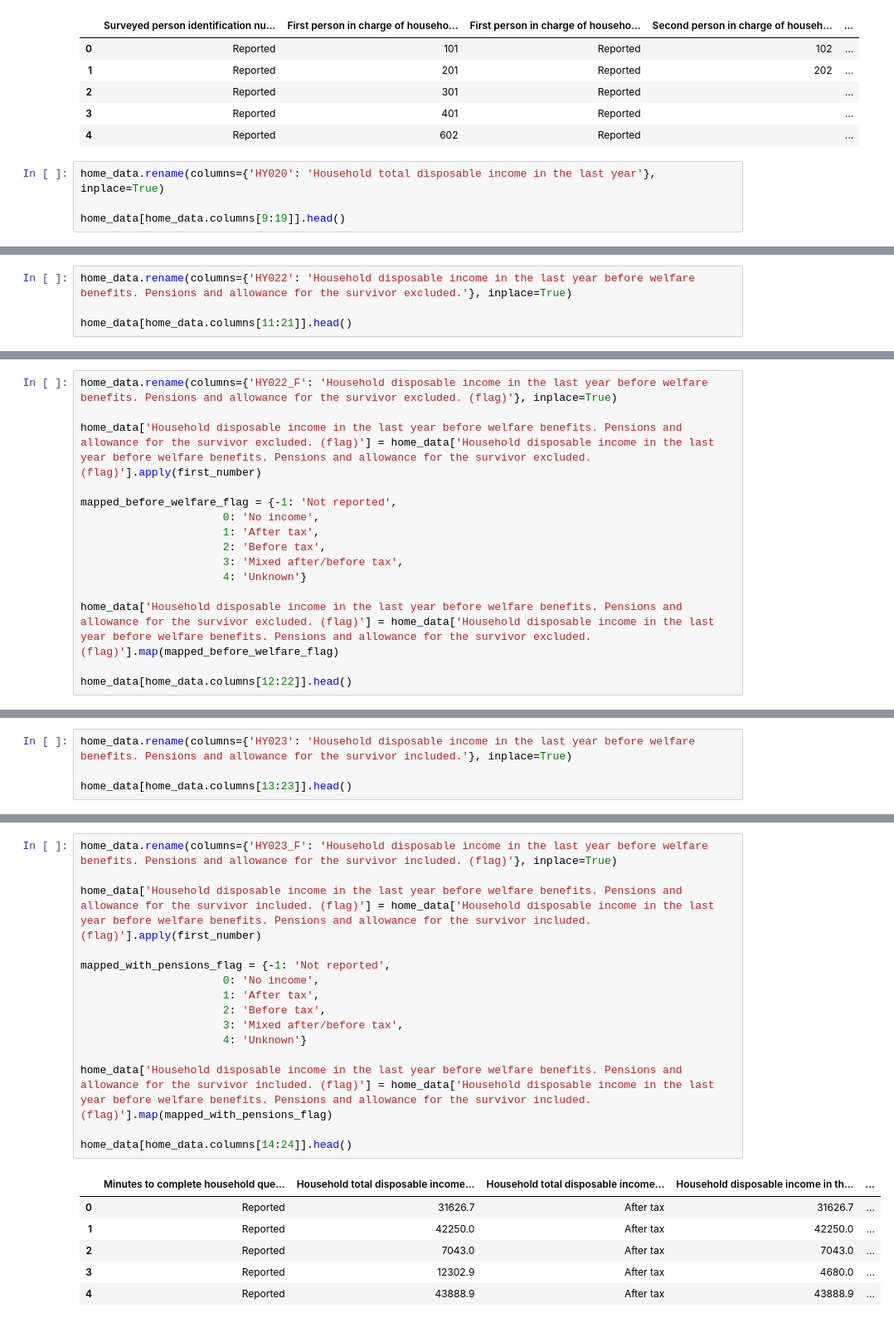
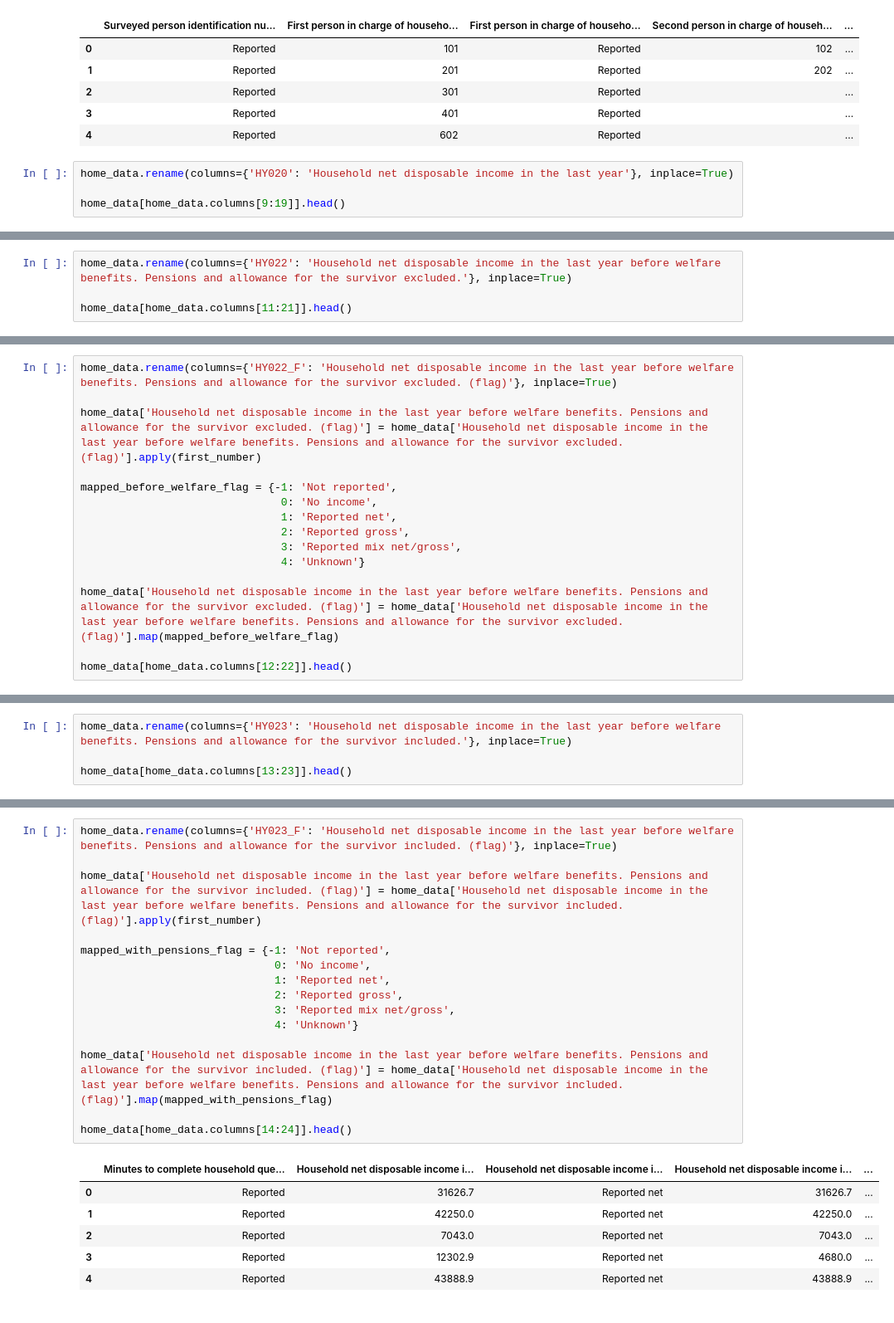
Before and after one commit to davidvalerosancho/Multidimensional-Poverty-Predictor, a Jupyter notebook: Cleaning/households_data.ipynb, the cells around one changed output, grey strips where cells are left out. Shown at 83% size. Cells and saved outputs as stored; diff of their text form.

Commit message:
updating progress decodification on home_data.csv

```diff
--- a/Cleaning/households_data.ipynb
+++ b/Cleaning/households_data.ipynb
@@ -200,7 +200,7 @@ home_data[home_data.columns[8:18]].head()
 | 3 | Reported | 401 | Reported |  | ... |
 | 4 | Reported | 602 | Reported |  | ... |
 # %%
-home_data.rename(columns={'HY020': 'Household total disposable income in the last year'}, inplace=True)
+home_data.rename(columns={'HY020': 'Household net disposable income in the last year'}, inplace=True)
 
 home_data[home_data.columns[9:19]].head()
 # %% [output]
@@ -238,5 +238,5 @@ home_data[home_data.columns[10:20]].head()
 # %%
-home_data.rename(columns={'HY022': 'Household disposable income in the last year before welfare benefits. Pensions and allowance for the survivor excluded.'}, inplace=True)
+home_data.rename(columns={'HY022': 'Household net disposable income in the last year before welfare benefits. Pensions and allowance for the survivor excluded.'}, inplace=True)
 
 home_data[home_data.columns[11:21]].head()
 # %% [output]
@@ -249,16 +249,16 @@ home_data[home_data.columns[11:21]].head()
 # %%
-home_data.rename(columns={'HY022_F': 'Household disposable income in the last year before welfare benefits. Pensions and allowance for the survivor excluded. (flag)'}, inplace=True)
+home_data.rename(columns={'HY022_F': 'Household net disposable income in the last year before welfare benefits. Pensions and allowance for the survivor excluded. (flag)'}, inplace=True)
 
-home_data['Household disposable income in the last year before welfare benefits. Pensions and allowance for the survivor excluded. (flag)'] = home_data['Household disposable income in the last year before welfare benefits. Pensions and allowance for the survivor excluded. (flag)'].apply(first_number)
+home_data['Household net disposable income in the last year before welfare benefits. Pensions and allowance for the survivor excluded. (flag)'] = home_data['Household net disposable income in the last year before welfare benefits. Pensions and allowance for the survivor excluded. (flag)'].apply(first_number)
 
 mapped_before_welfare_flag = {-1: 'Not reported',
-                      0: 'No income',
-                      1: 'After tax',
-                      2: 'Before tax',
-                      3: 'Mixed after/before tax',
-                      4: 'Unknown'}
+                               0: 'No income',
+                               1: 'Reported net',
+                               2: 'Reported gross',
+                               3: 'Reported mix net/gross',
+                               4: 'Unknown'}
 
-home_data['Household disposable income in the last year before welfare benefits. Pensions and allowance for the survivor excluded. (flag)'] = home_data['Household disposable income in the last year before welfare benefits. Pensions and allowance for the survivor excluded. (flag)'].map(mapped_before_welfare_flag)
+home_data['Household net disposable income in the last year before welfare benefits. Pensions and allowance for the survivor excluded. (flag)'] = home_data['Household net disposable income in the last year before welfare benefits. Pensions and allowance for the survivor excluded. (flag)'].map(mapped_before_welfare_flag)
 
 home_data[home_data.columns[12:22]].head()
 # %% [output]
@@ -271,5 +271,5 @@ home_data[home_data.columns[12:22]].head()
 # %%
-home_data.rename(columns={'HY023': 'Household disposable income in the last year before welfare benefits. Pensions and allowance for the survivor included.'}, inplace=True)
+home_data.rename(columns={'HY023': 'Household net disposable income in the last year before welfare benefits. Pensions and allowance for the survivor included.'}, inplace=True)
 
 home_data[home_data.columns[13:23]].head()
 # %% [output]
@@ -282,25 +282,25 @@ home_data[home_data.columns[13:23]].head()
 # %%
-home_data.rename(columns={'HY023_F': 'Household disposable income in the last year before welfare benefits. Pensions and allowance for the survivor included. (flag)'}, inplace=True)
+home_data.rename(columns={'HY023_F': 'Household net disposable income in the last year before welfare benefits. Pensions and allowance for the survivor included. (flag)'}, inplace=True)
 
-home_data['Household disposable income in the last year before welfare benefits. Pensions and allowance for the survivor included. (flag)'] = home_data['Household disposable income in the last year before welfare benefits. Pensions and allowance for the survivor included. (flag)'].apply(first_number)
+home_data['Household net disposable income in the last year before welfare benefits. Pensions and allowance for the survivor included. (flag)'] = home_data['Household net disposable income in the last year before welfare benefits. Pensions and allowance for the survivor included. (flag)'].apply(first_number)
 
 mapped_with_pensions_flag = {-1: 'Not reported',
-                      0: 'No income',
-                      1: 'After tax',
-                      2: 'Before tax',
-                      3: 'Mixed after/before tax',
-                      4: 'Unknown'}
+                              0: 'No income',
+                              1: 'Reported net',
+                              2: 'Reported gross',
+                              3: 'Reported mix net/gross',
+                              4: 'Unknown'}
 
-home_data['Household disposable income in the last year before welfare benefits. Pensions and allowance for the survivor included. (flag)'] = home_data['Household disposable income in the last year before welfare benefits. Pensions and allowance for the survivor included. (flag)'].map(mapped_with_pensions_flag)
+home_data['Household net disposable income in the last year before welfare benefits. Pensions and allowance for the survivor included. (flag)'] = home_data['Household net disposable income in the last year before welfare benefits. Pensions and allowance for the survivor included. (flag)'].map(mapped_with_pensions_flag)
 
 home_data[home_data.columns[14:24]].head()
 # %% [output]
-|  | Minutes to complete household que... | Household total disposable income... | Household total disposable income... | Household disposable income in th... | ... |
-| 0 | Reported | 31626.7 | After tax | 31626.7 | ... |
-| 1 | Reported | 42250.0 | After tax | 42250.0 | ... |
-| 2 | Reported | 7043.0 | After tax | 7043.0 | ... |
-| 3 | Reported | 12302.9 | After tax | 4680.0 | ... |
-| 4 | Reported | 43888.9 | After tax | 43888.9 | ... |
+|  | Minutes to complete household que... | Household net disposable income i... | Household net disposable income i... | Household net disposable income i... | ... |
+| 0 | Reported | 31626.7 | Reported net | 31626.7 | ... |
+| 1 | Reported | 42250.0 | Reported net | 42250.0 | ... |
+| 2 | Reported | 7043.0 | Reported net | 7043.0 | ... |
+| 3 | Reported | 12302.9 | Reported net | 4680.0 | ... |
+| 4 | Reported | 43888.9 | Reported net | 43888.9 | ... |
 # %%
 home_data.rename(columns={'HY030N': 'Anual imputed rent'}, inplace=True)
 
```
Also changed, not shown: parts of 135 cells of this notebook.
